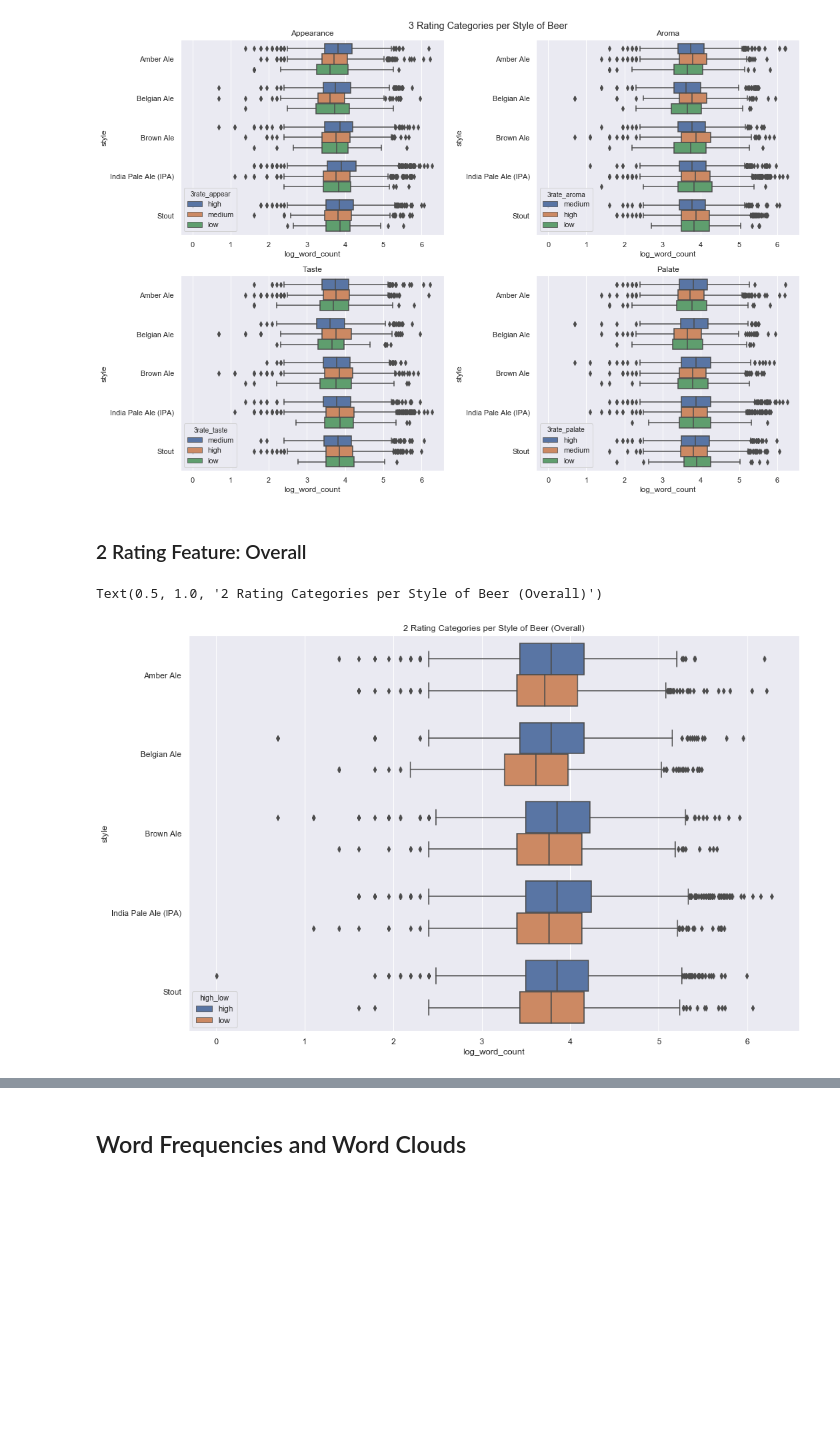
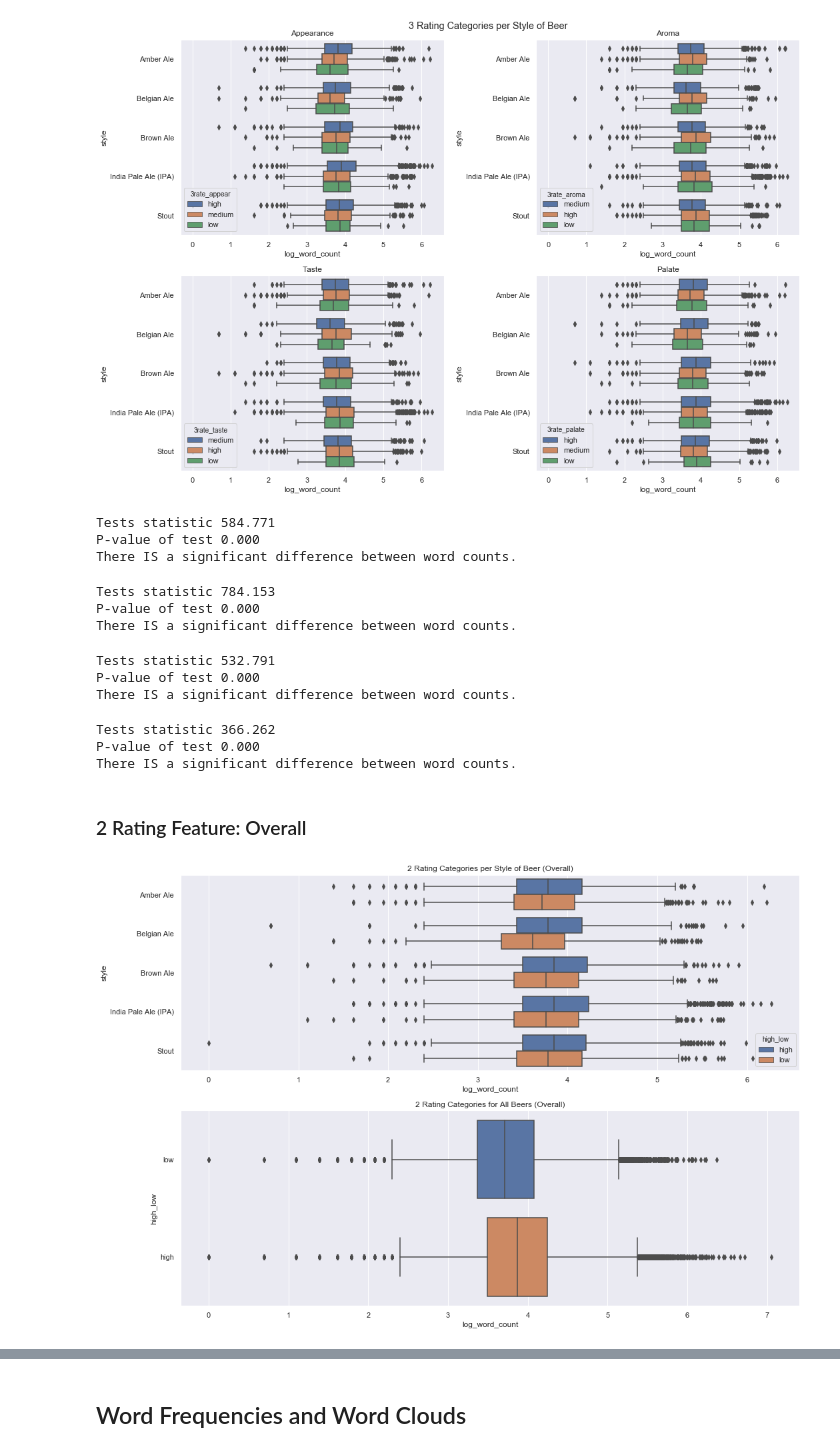
Before and after one commit to sdesaidata/Springboard, a Jupyter notebook: Capstone_Project_I/EDA.ipynb, the cells around one changed output, grey strips where cells are left out. Saved outputs shown, nothing was run; the diff lists cells and outputs as text; code cells hidden in the pictures; blank space fills up the shorter version.

```diff
--- a/Capstone_Project_I/EDA.ipynb
+++ b/Capstone_Project_I/EDA.ipynb
@@ -26,9 +26,7 @@ import nltk
 from nltk.tokenize import word_tokenize
 from wordcloud import WordCloud
 # %%
-beer = pd.read_csv('beercleaned.csv')
+beer = pd.read_csv('beerML.csv')
-# %%
-beer = beer.drop(['Unnamed: 0'], axis=1)
 # %% [markdown]
 ## Define Functions
 I will define some functions for later use.
@@ -759,12 +803,42 @@ plt.tight_layout()
 plt.show()
 # %% [output]
 [figure]
+# %%
+three_cat_stats(beer, col='3rate_appear')
+# %% [output]
+Tests statistic 584.771
+P-value of test 0.000
+There IS a significant difference between word counts.
+# %%
+three_cat_stats(beer, col='3rate_aroma')
+# %% [output]
+Tests statistic 784.153
+P-value of test 0.000
+There IS a significant difference between word counts.
+# %%
+three_cat_stats(beer, col='3rate_taste')
+# %% [output]
+Tests statistic 532.791
+P-value of test 0.000
+There IS a significant difference between word counts.
+# %%
+three_cat_stats(beer, col='3rate_palate')
+# %% [output]
+Tests statistic 366.262
+P-value of test 0.000
+There IS a significant difference between word counts.
 # %% [markdown]
 ### 2 Rating Feature: Overall
 # %%
 plt.figure(figsize=(15,10))
+plt.subplot(211)
 sns.boxplot(x='log_word_count', y='style', data=beersmall, hue='high_low')
 plt.title('2 Rating Categories per Style of Beer (Overall)')
+
+plt.subplot(212)
+sns.boxplot(x='log_word_count',y='high_low', data=beer)
+plt.title('2 Rating Categories for All Beers (Overall)')
+plt.tight_layout()
+plt.show()
 # %% [output]
-Text(0.5, 1.0, '2 Rating Categories per Style of Beer (Overall)')
-[figure, old version]
+[figure, new version]
```
Also changed, not shown: parts of 19 cells of this notebook, 15 other files.
